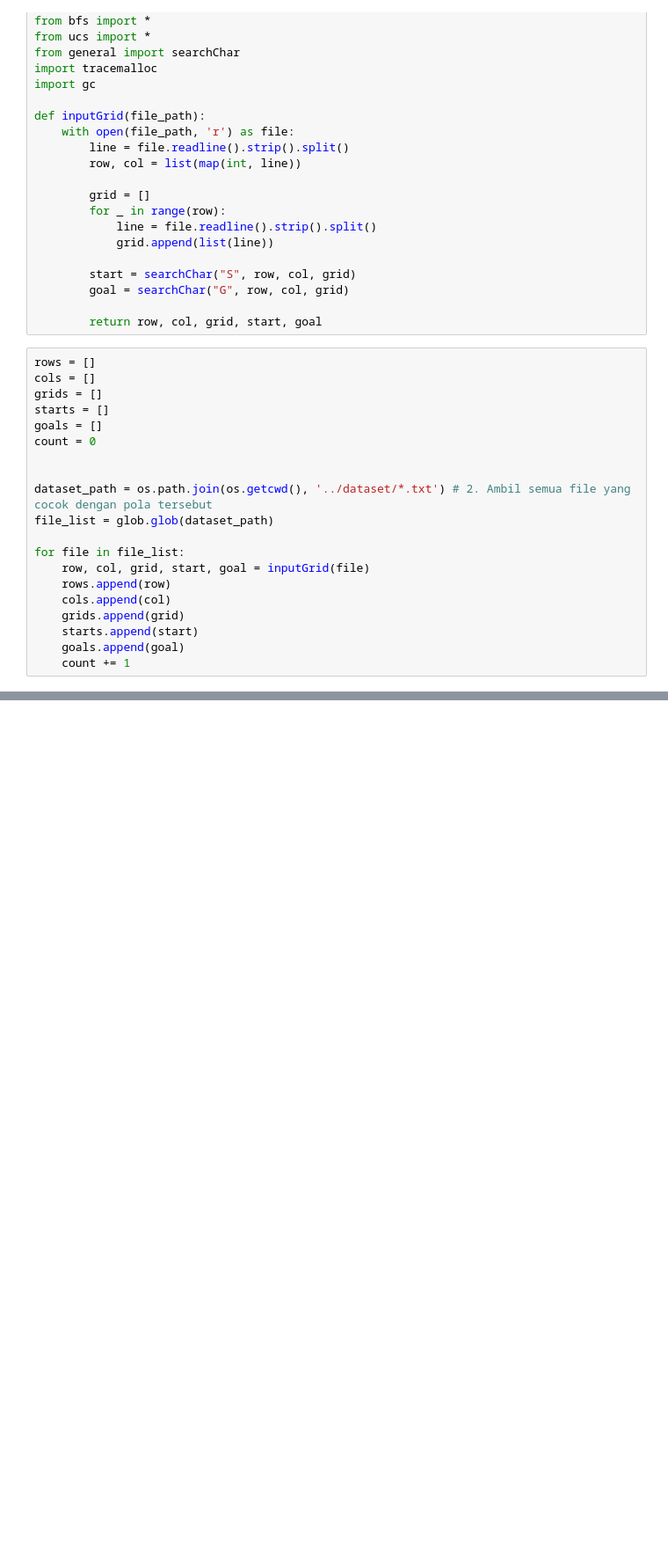
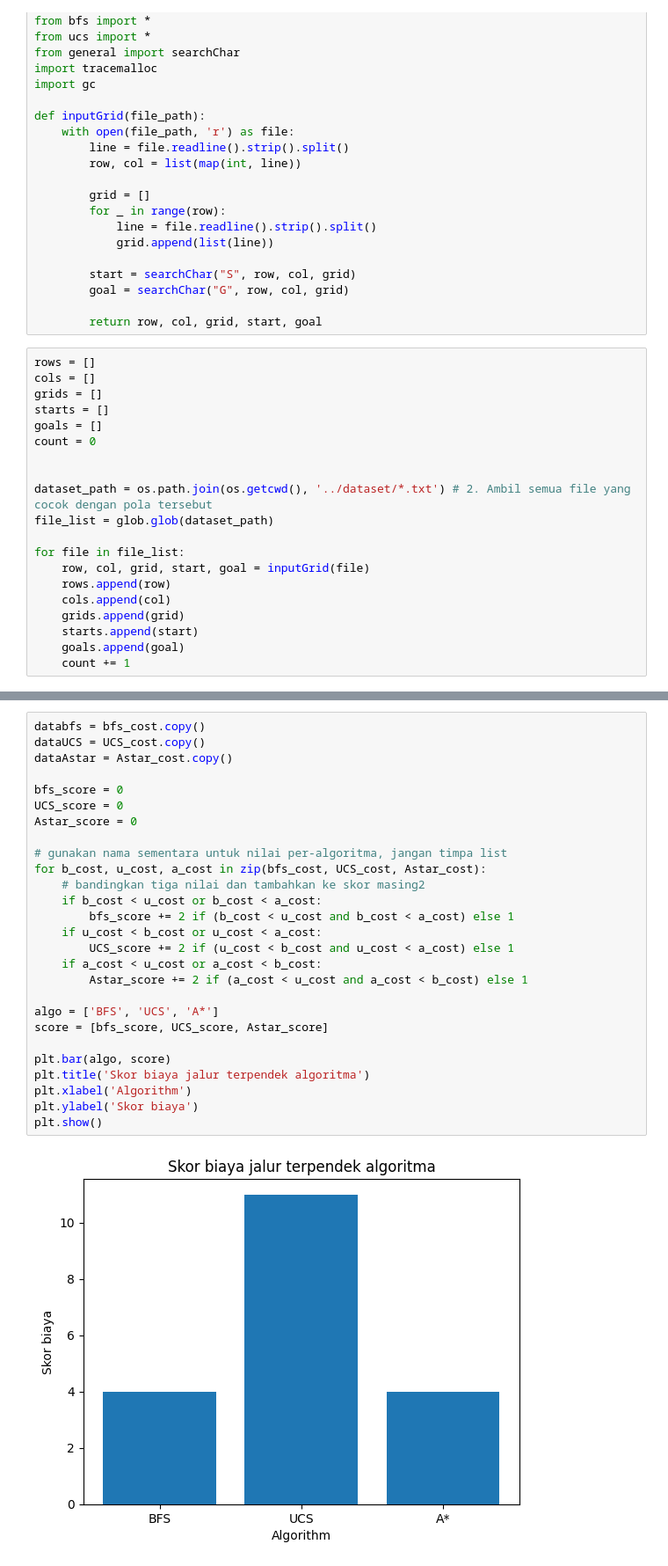
Before and after one commit to walidan-nadilaw/Grid-World-Search-AI, a Jupyter notebook: source/visualize.ipynb, the cells around one changed output, grey strips where cells are left out. Shown at 88% size. Drawn from its saved outputs; the diff is of its cells as text; blank space fills up the shorter version.

```diff
--- a/source/visualize.ipynb
+++ b/source/visualize.ipynb
@@ -120,6 +118,35 @@ def visualize(data : list[list[int]], jenisSebaran: str, ylabel):
 
 
     plt.show()
+# %%
+databfs = bfs_cost.copy()
+dataUCS = UCS_cost.copy()
+dataAstar = Astar_cost.copy()
+
+bfs_score = 0
+UCS_score = 0
+Astar_score = 0
+
+# gunakan nama sementara untuk nilai per-algoritma, jangan timpa list
+for b_cost, u_cost, a_cost in zip(bfs_cost, UCS_cost, Astar_cost):
+    # bandingkan tiga nilai dan tambahkan ke skor masing2
+    if b_cost < u_cost or b_cost < a_cost:
+        bfs_score += 2 if (b_cost < u_cost and b_cost < a_cost) else 1
+    if u_cost < b_cost or u_cost < a_cost:
+        UCS_score += 2 if (u_cost < b_cost and u_cost < a_cost) else 1
+    if a_cost < u_cost or a_cost < b_cost:
+        Astar_score += 2 if (a_cost < u_cost and a_cost < b_cost) else 1
+
+algo = ['BFS', 'UCS', 'A*']
+score = [bfs_score, UCS_score, Astar_score]
+
+plt.bar(algo, score)
+plt.title('Skor biaya jalur terpendek algoritma')
+plt.xlabel('Algorithm')
+plt.ylabel('Skor biaya')
+plt.show()
+# %% [output]
+[figure, added]
 # %%
 #explored
 databfs = bfs_explored.copy()
```
Also changed, not shown: parts of 6 cells of this notebook.
